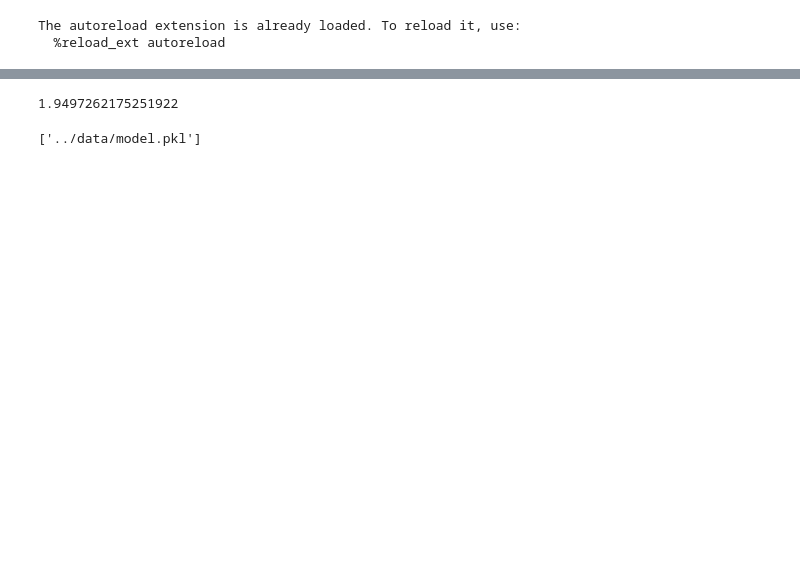
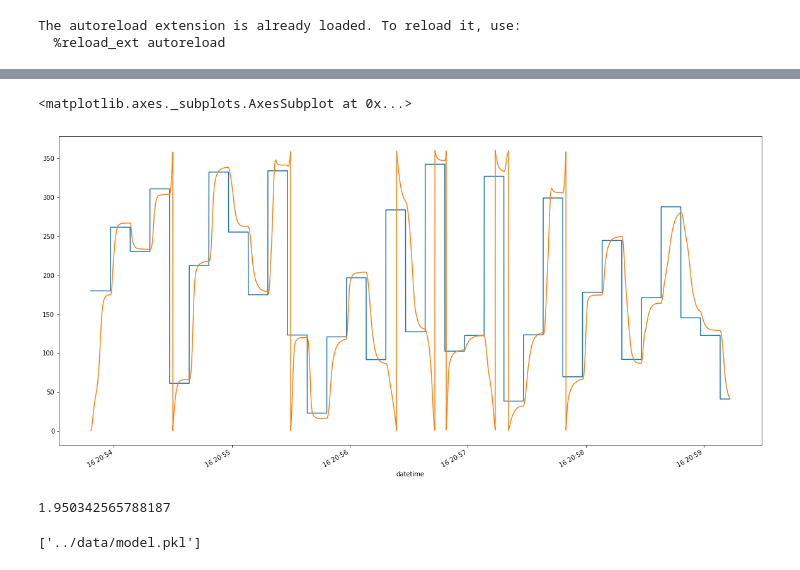
Before and after one commit to wouterdewinter/ai-captain, a Jupyter notebook: notebooks/train.ipynb, the cells around one changed output, grey strips where cells are left out. Saved outputs shown, nothing was run; the diff lists cells and outputs as text; code cells hidden in the pictures; blank space fills up the shorter version.

```diff
--- a/notebooks/train.ipynb
+++ b/notebooks/train.ipynb
@@ -37,18 +44,30 @@ data.head()
+# %%
+# show the boat approaching the target course
+_, ax = plt.subplots(figsize=(20, 10))
+data['target_angle'].plot(ax=ax)
+data['boat_angle'].plot(ax=ax)
+# %% [output]
+<matplotlib.axes._subplots.AxesSubplot at 0x...>
+[figure, added]
 # %%
-split = int(0.8 * data.shape[0])
-
+# select features and target
 y = data['rudder_angle']
 x = data[['angle_of_attack', 'boat_heel', 'boat_speed', 'course_error', 'wind_speed']]
 
+# split test/train sets
+split = int(0.8 * data.shape[0])
 train_x, test_x = x[:split], x[split:]
 train_y, test_y = y[:split], y[split:]
 
+# train model
 model = GradientBoostingRegressor(n_estimators=100)
 model.fit(train_x, train_y)
+
+# show performance
 pred_y = model.predict(test_x)
 print (mean_absolute_error(pred_y, test_y))
 # %% [output]
-1.9497262175251922
+1.950342565788187
 # %%
 # save model
 joblib.dump(model, os.path.join('..', 'data', 'model.pkl'))
```
Also changed, not shown: parts of 1 cell of this notebook.
